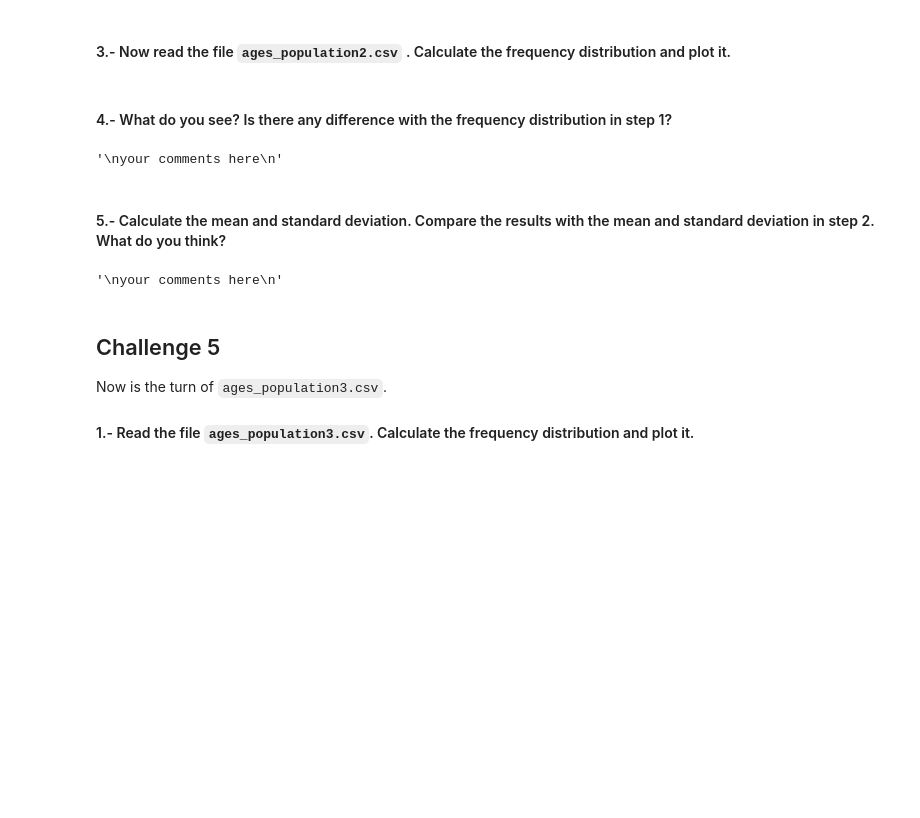
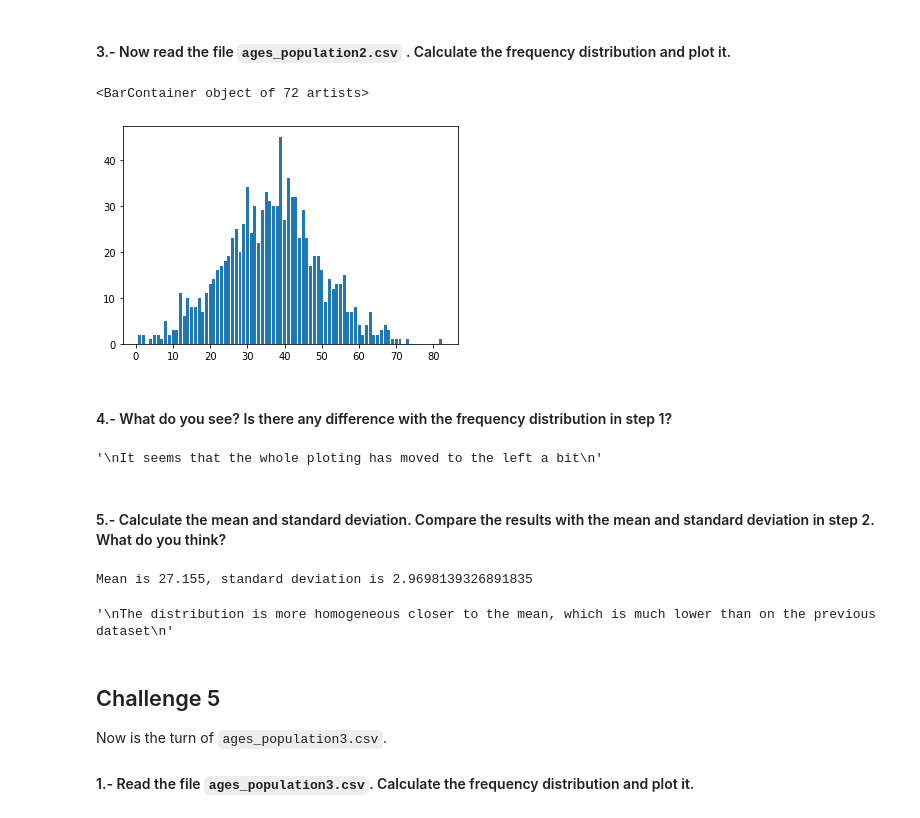
Before and after one commit to ta-data-bcn/descriptive-stats, a Jupyter notebook: your-code/main.ipynb, the cells around one changed output. Drawn from its saved outputs; the diff is of its cells as text; code cells hidden in the pictures; blank space fills up the shorter version.

```diff
--- a/your-code/main.ipynb
+++ b/your-code/main.ipynb
@@ -208,10 +217,18 @@ your comments here
+# %%
+# your code here
+ages_pop2 = pd.read_csv('../data/ages_population2.csv')
+ages_freq2 = np.unique(ages_pop2['observation'], return_counts=True)
+plt.bar(ages_freq[0], ages_freq[1])
+# %% [output]
+<BarContainer object of 72 artists>
+[figure, added]
 # %% [markdown]
 ####  4.- What do you see? Is there any difference with the frequency distribution in step 1?
-# %%
-"""
-your comments here
-"""
-# %% [output]
-'\nyour comments here\n'
+# %%
+"""
+It seems that the whole ploting has moved to the left a bit
+"""
+# %% [output]
+'\nIt seems that the whole ploting has moved to the left a bit\n'
 # %% [markdown]
 #### 5.- Calculate the mean and standard deviation. Compare the results with the mean and standard deviation in step 2. What do you think?
@@ -220,9 +235,16 @@ your comments here
-# %%
-"""
-your comments here
-"""
-# %% [output]
-'\nyour comments here\n'
+# %%
+# your code here
+mean_pop2 = ages_pop2.observation.mean()
+std_pop2 = ages_pop2.observation.std()
+print(f'Mean is {mean_pop2}, standard deviation is {std_pop2}')
+# %% [output]
+Mean is 27.155, standard deviation is 2.9698139326891835
+# %%
+"""
+The distribution is more homogeneous closer to the mean, which is much lower than on the previous dataset
+"""
+# %% [output]
+'\nThe distribution is more homogeneous closer to the mean, which is much lower than on the previous dataset\n'
 # %% [markdown]
 ## Challenge 5
 Now is the turn of `ages_population3.csv`.
```
Also changed, not shown: parts of 33 cells of this notebook.
